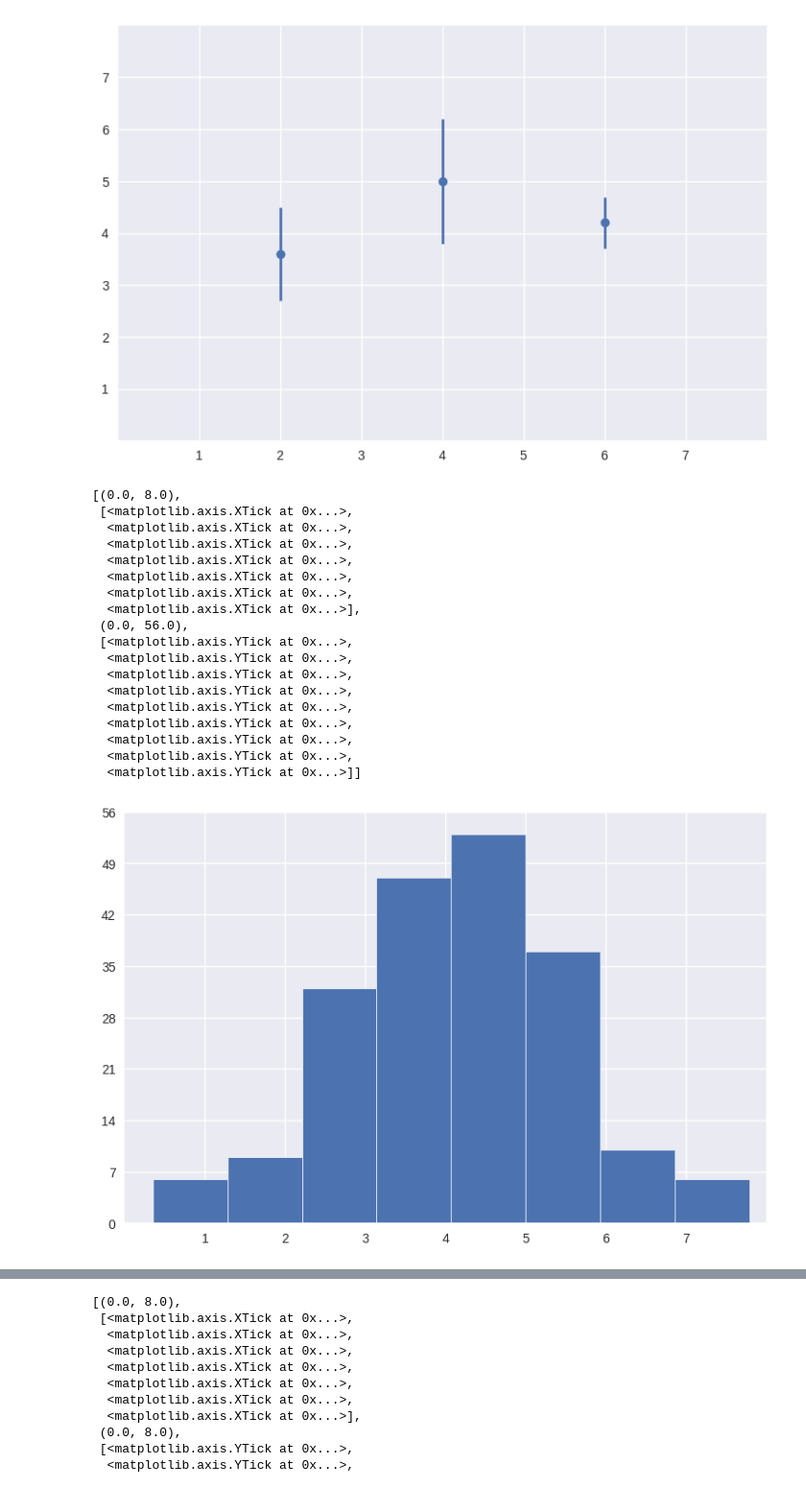
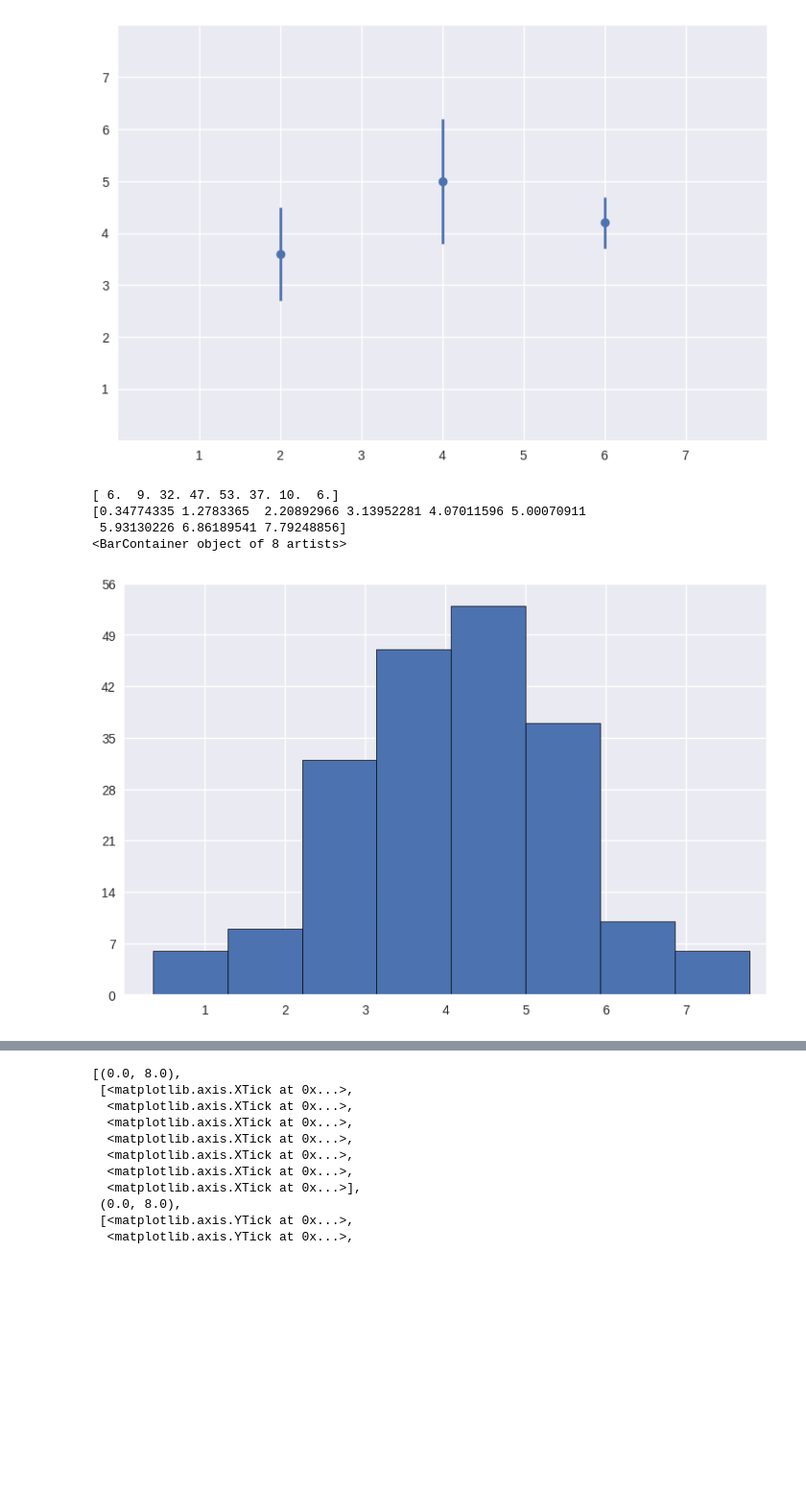
Before and after one commit to Mark12481632/Python-Language, a Jupyter notebook: Matplotlib.ipynb, the cells around one changed output, grey strips where cells are left out. Shown at 96% size. Saved outputs shown, nothing was run; the diff lists cells and outputs as text; code cells hidden in the pictures; blank space fills up the shorter version.

Commit message:
Extended Histograms

```diff
--- a/Matplotlib.ipynb
+++ b/Matplotlib.ipynb
@@ -403,34 +403,25 @@ ax.set(xlim=(0, 8), xticks=np.arange(1, 8),
 # %%
 # Histograms
 
 # make data
 np.random.seed(1)
 x = 4 + np.random.normal(0, 1.5, 200)
 
 # plot:
 fig, ax = plt.subplots()
 
-ax.hist(x, bins=8, linewidth=0.5, edgecolor="white")
+n, bins, patches = ax.hist(x, bins=8, linewidth=0.5, edgecolor="black")
 
 ax.set(xlim=(0, 8), xticks=np.arange(1, 8),
        ylim=(0, 56), yticks=np.linspace(0, 56, 9))
+
+print(n)         # Count for each bin
+print(bins)      # Edges of the bins
+print(patches)   # patches: a list of the individual bars (matplotlib patches
+                 # objects) used in the histogram, useful for further customization.
 # %% [output]
-[(0.0, 8.0),
- [<matplotlib.axis.XTick at 0x...>,
-  <matplotlib.axis.XTick at 0x...>,
-  <matplotlib.axis.XTick at 0x...>,
-  <matplotlib.axis.XTick at 0x...>,
-  <matplotlib.axis.XTick at 0x...>,
-  <matplotlib.axis.XTick at 0x...>,
-  <matplotlib.axis.XTick at 0x...>],
- (0.0, 56.0),
- [<matplotlib.axis.YTick at 0x...>,
-  <matplotlib.axis.YTick at 0x...>,
-  <matplotlib.axis.YTick at 0x...>,
-  <matplotlib.axis.YTick at 0x...>,
-  <matplotlib.axis.YTick at 0x...>,
-  <matplotlib.axis.YTick at 0x...>,
-  <matplotlib.axis.YTick at 0x...>,
-  <matplotlib.axis.YTick at 0x...>,
-  <matplotlib.axis.YTick at 0x...>]]
+[ 6.  9. 32. 47. 53. 37. 10.  6.]
+[0.34774335 1.2783365  2.20892966 3.13952281 4.07011596 5.00070911
+ 5.93130226 6.86189541 7.79248856]
+<BarContainer object of 8 artists>
-[figure, old version]
+[figure, new version]
```
Also changed, not shown: parts of 1 cell of this notebook.
